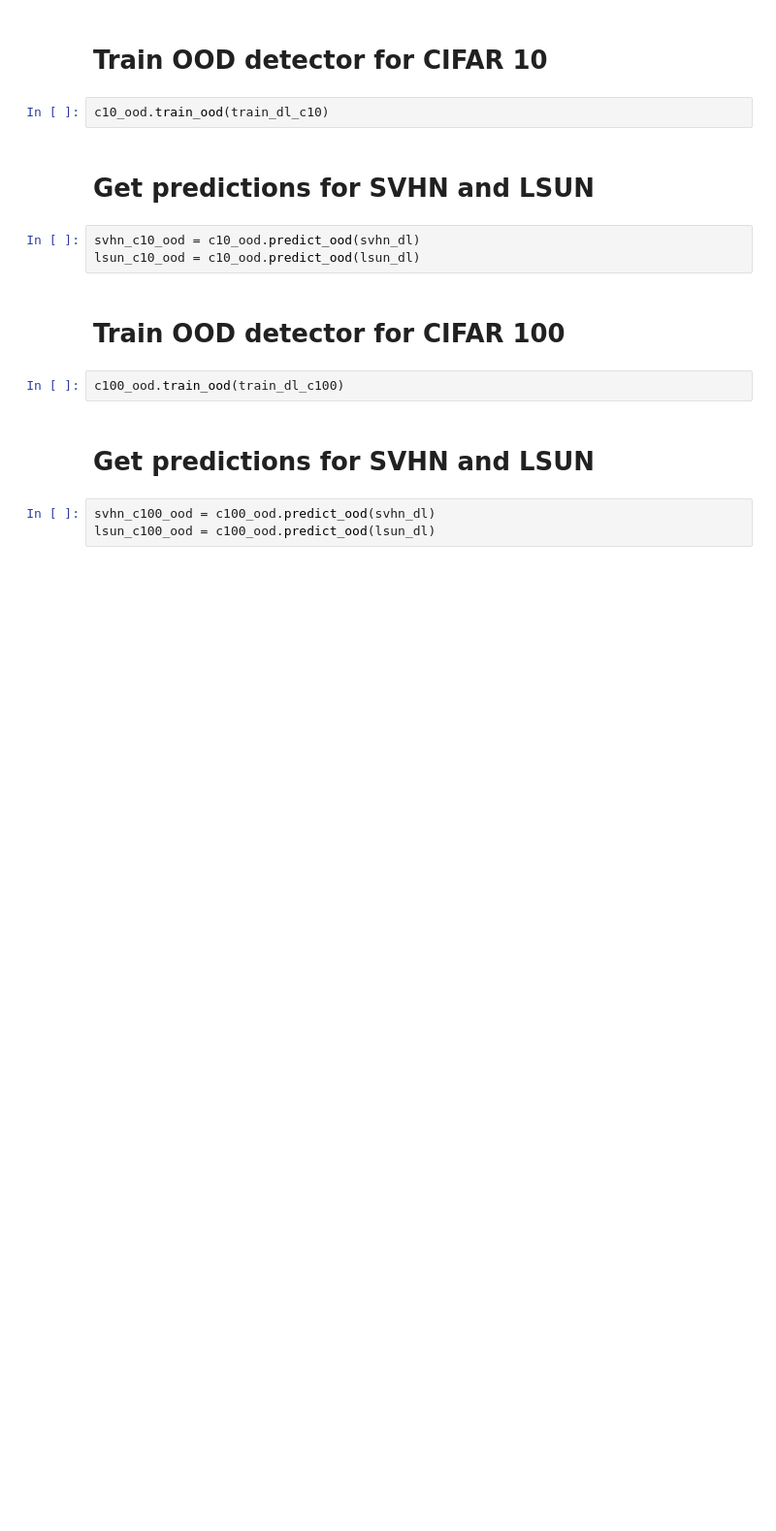
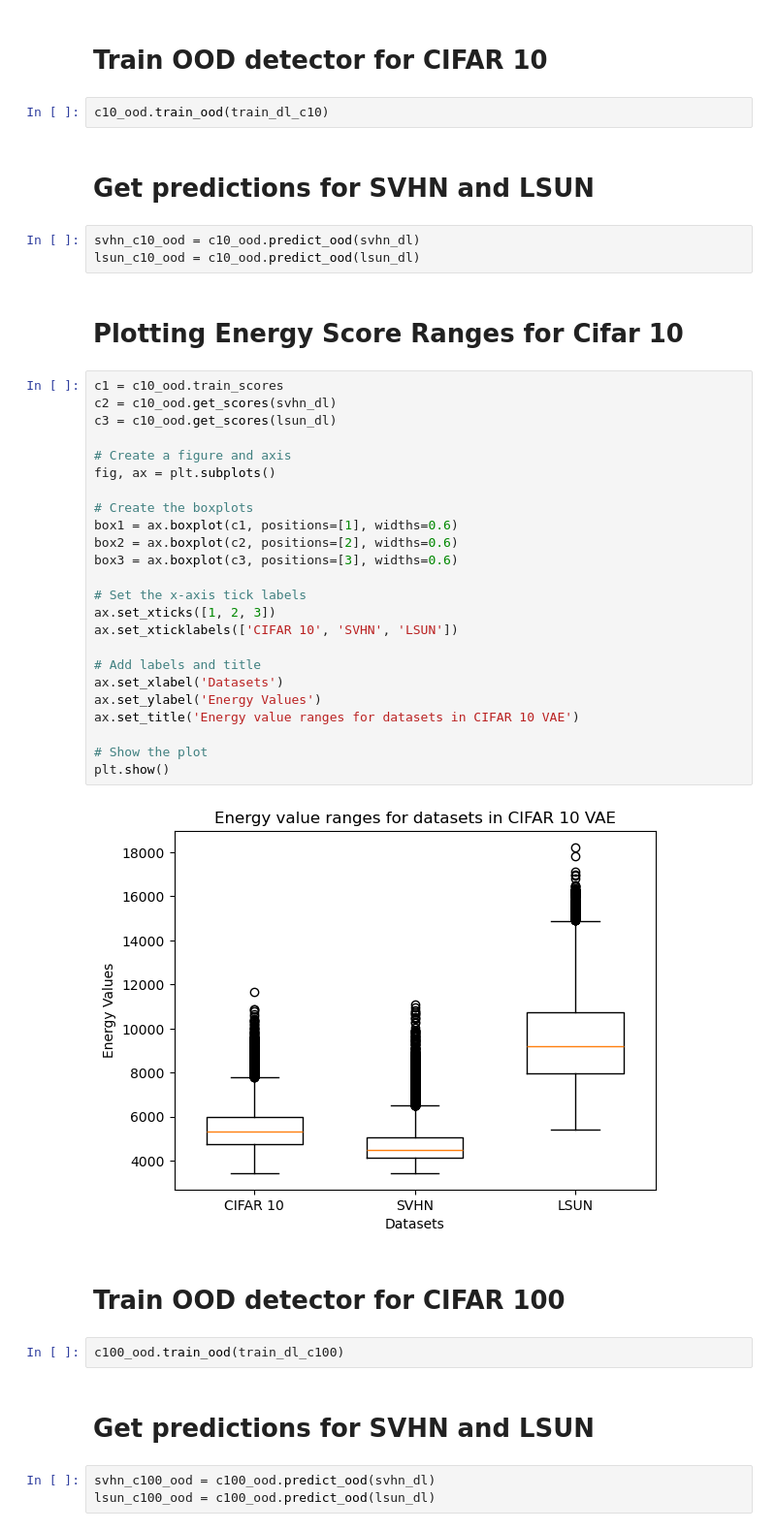
Before and after one commit to pmr123/OOD_Detection, a Jupyter notebook: code/energy.ipynb, the cells around one changed output. Shown: that part at 97% size. Drawn from its saved outputs; the diff is of its cells as text; blank space fills up the shorter version.

Commit message:
added graphs

```diff
--- a/code/energy.ipynb
+++ b/code/energy.ipynb
@@ -32,6 +33,34 @@ c10_ood.train_ood(train_dl_c10)
 # %%
 svhn_c10_ood = c10_ood.predict_ood(svhn_dl)
 lsun_c10_ood = c10_ood.predict_ood(lsun_dl)
+# %% [markdown]
+# Plotting Energy Score Ranges for Cifar 10
+# %%
+c1 = c10_ood.train_scores
+c2 = c10_ood.get_scores(svhn_dl)
+c3 = c10_ood.get_scores(lsun_dl)
+
+# Create a figure and axis
+fig, ax = plt.subplots()
+
+# Create the boxplots
+box1 = ax.boxplot(c1, positions=[1], widths=0.6)
+box2 = ax.boxplot(c2, positions=[2], widths=0.6)
+box3 = ax.boxplot(c3, positions=[3], widths=0.6)
+
+# Set the x-axis tick labels
+ax.set_xticks([1, 2, 3])
+ax.set_xticklabels(['CIFAR 10', 'SVHN', 'LSUN'])
+
+# Add labels and title
+ax.set_xlabel('Datasets')
+ax.set_ylabel('Energy Values')
+ax.set_title('Energy value ranges for datasets in CIFAR 10 VAE')
+
+# Show the plot
+plt.show()
+# %% [output]
+[figure, added]
 # %% [markdown]
 # Train OOD detector for CIFAR 100
 # %%
```
Also changed, not shown: parts of 4 cells of this notebook, 1 other file.
